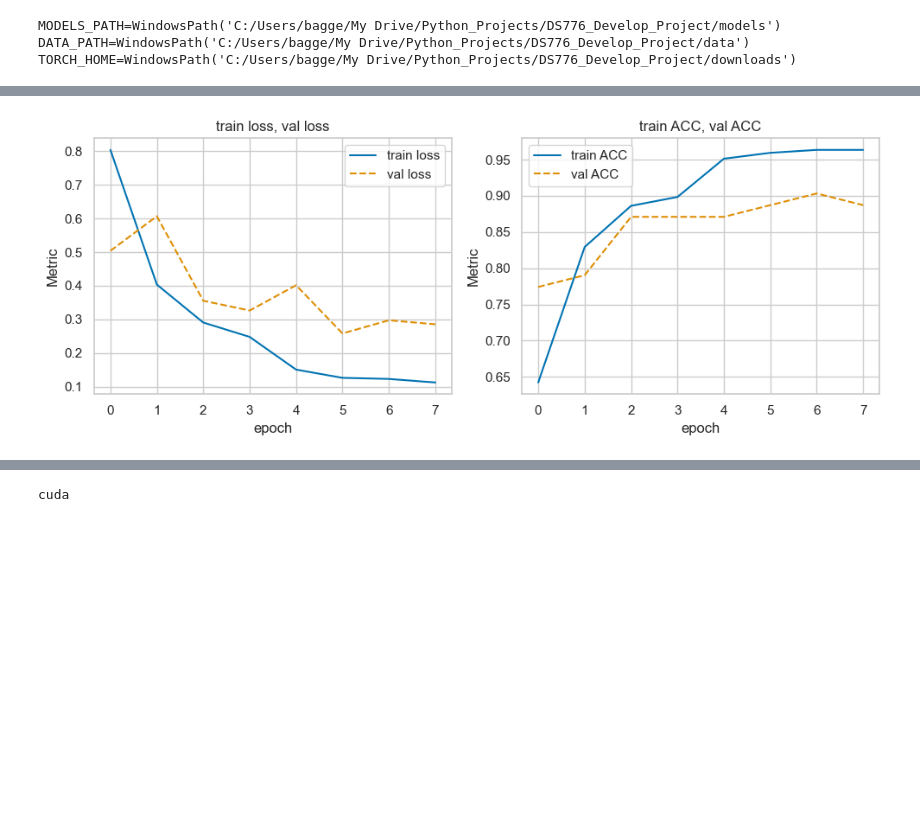
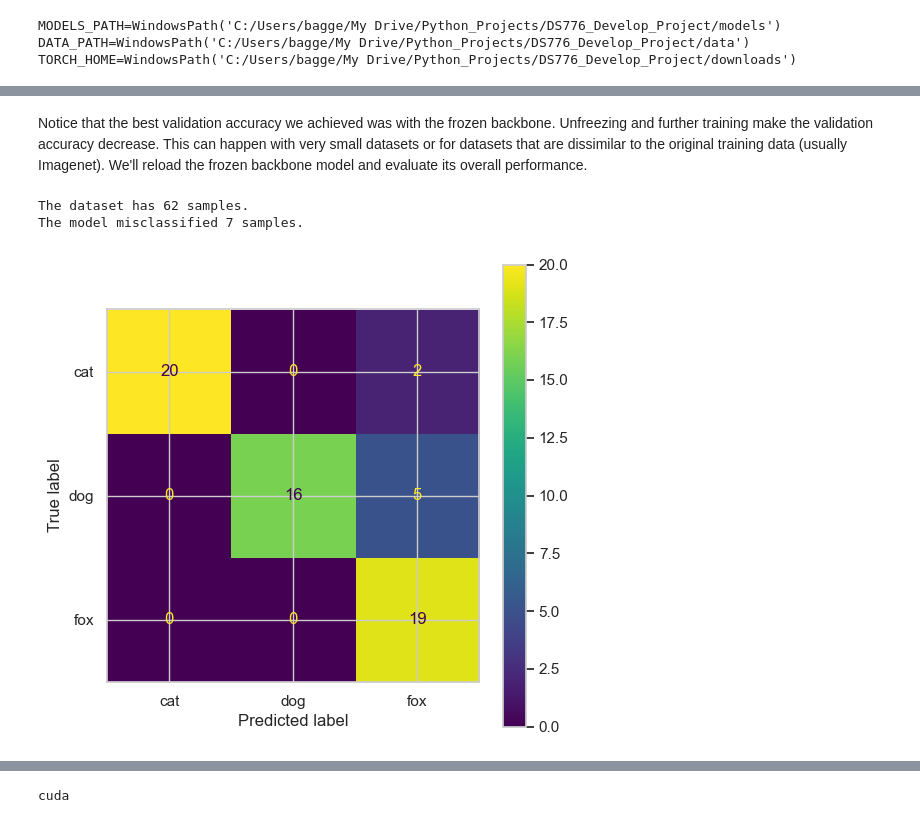
Before and after one commit to nkoranda97/DS776, a Jupyter notebook: Lesson_05_Transfer_Learning/cats_dogs_foxes.ipynb, the cells around one changed output, grey strips where cells are left out. Drawn from its saved outputs; the diff is of its cells as text; code cells hidden in the pictures; blank space fills up the shorter version.

```diff
--- a/Lesson_05_Transfer_Learning/cats_dogs_foxes.ipynb
+++ b/Lesson_05_Transfer_Learning/cats_dogs_foxes.ipynb
@@ -85,7 +88,3 @@ plot_transformed_images(train_dataset, img_size=(100,100), mean=mean, std=std)
 # %%
 train_loader = DataLoader(train_dataset, batch_size=32, shuffle=True, num_workers=4)
 val_loader = DataLoader(val_dataset, batch_size=32, shuffle=False, num_workers=4)
-# %%
-# Load the pre-trained model with new API
-model = mobilenet_v3_small(weights=MobileNet_V3_Small_Weights.DEFAULT)
-model
@@ -111,7 +90,0 @@ MobileNetV3(
-# %%
-# Change the number of output classes to 3
-model.classifier[-1] = torch.nn.Linear(model.classifier[-1].in_features, 3)
-
-# Freeze all layers except the classifier
-for param in model.features.parameters():
-    param.requires_grad = False
@@ -153,7 +212,16 @@ for param in model.features.parameters():
 # %%
-resume_file = MODELS_PATH / 'L05_frozen_backbone_mnv3.pt'
+# load the model with the frozen backbone and unfreeze it
+model = load_model(MobileNetV3SmallCustom(num_outputs=3), MODELS_PATH / 'L05_frozen_backbone_mnv3.pt')
+model.unfreeze_backbone()
+
+# Configure Training for unfrozen model
 ckpt_file = MODELS_PATH / 'L05_unfrozen_backbone_mnv3.pt'
-epochs = 5
+epochs = 3
+optimizer = optim.AdamW(model.parameters())
+scheduler = OneCycleLR(optimizer, max_lr=0.001, epochs=epochs, steps_per_epoch=len(train_loader))
+#scheduler = None
+
+# Train and save
 results = train_network(model,
                         loss_func,
                         train_loader,
@@ -163,4 +231,8 @@ results = train_network(model,
                         optimizer = optimizer,
                         score_funcs = score_funcs,
                         checkpoint_file=ckpt_file,
-                        resume_file=resume_file)
+                        lr_schedule=scheduler,
+                        scheduler_step_per_batch=True,
+                        early_stop_crit='max',
+                        early_stop_metric='ACC',
+                        patience=1)
@@ -181,7 +249,2 @@ results
-# %%
-ckpt_file = MODELS_PATH / 'L05_unfrozen_backbone_mnv3.pt'
-AdamW_augment = load_results(ckpt_file)
-
-plot_training_metrics(AdamW_augment, [['train loss', 'val loss'], ['train ACC', 'val ACC']])
-# %% [output]
-[figure, removed]
+# %% [markdown]
+Notice that the best validation accuracy we achieved was with the frozen backbone.  Unfreezing and further training make the validation accuracy decrease.  This can happen with very small datasets or for datasets that are dissimilar to the original training data (usually Imagenet).  We'll reload the frozen backbone model and evaluate its overall performance.
@@ -187,0 +383,8 @@ plot_training_metrics(AdamW_augment, [['train loss', 'val loss'], ['train ACC',
+# %%
+model = load_model(MobileNetV3SmallCustom(num_outputs=3), MODELS_PATH / 'L05_frozen_backbone_mnv3.pt')
+device = get_device()
+conf_mat,report,misses_dataset=evaluate_classifier(model, val_dataset, device)
+# %% [output]
+The dataset has 62 samples.
+The model misclassified 7 samples.
+[figure, added]
```
Also changed, not shown: parts of 29 cells of this notebook, 4 other files.
